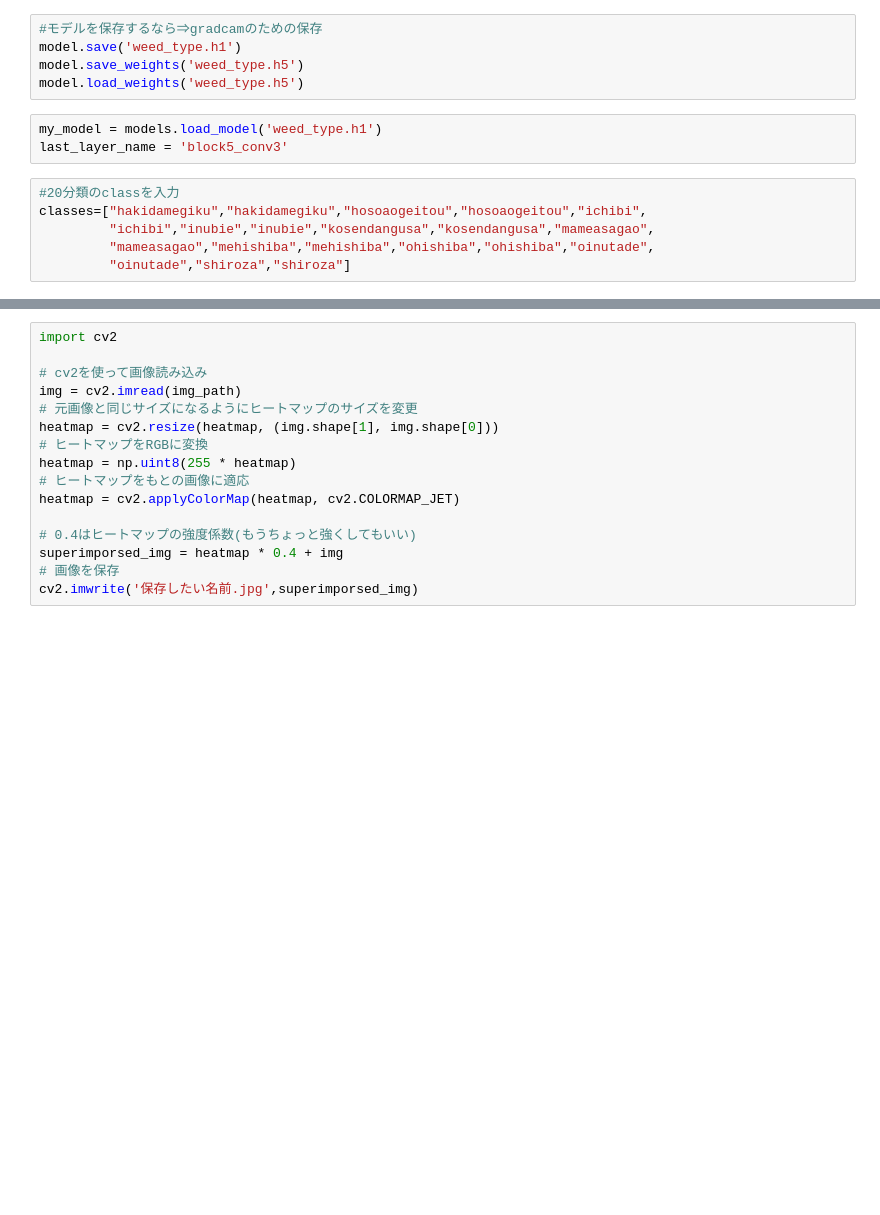
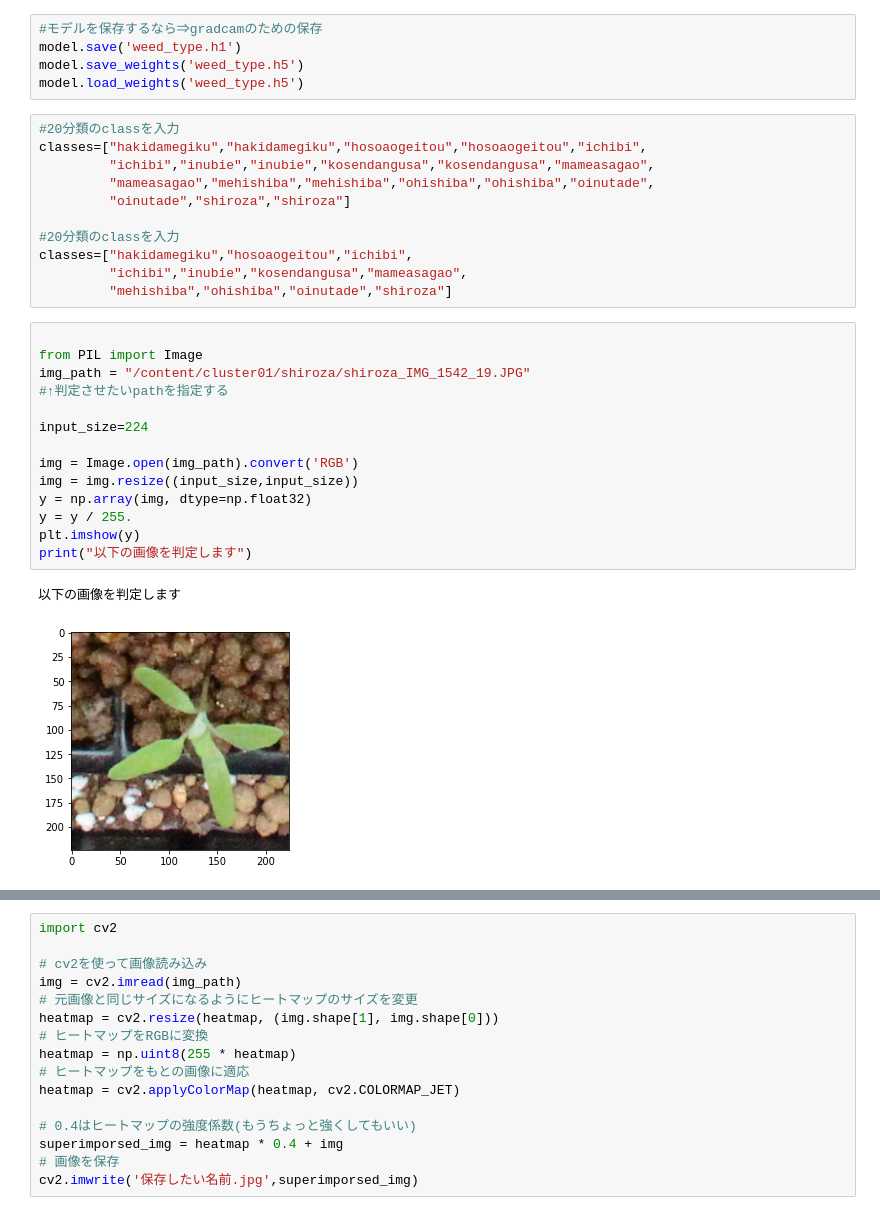
Before and after one commit to kanzaki-coder/deeplearning, a Jupyter notebook: weed_VGG16_fine_tuning.ipynb, the cells around one changed output, grey strips where cells are left out. Cells and saved outputs as stored; diff of their text form; blank space fills up the shorter version.

```diff
--- a/weed_VGG16_fine_tuning.ipynb
+++ b/weed_VGG16_fine_tuning.ipynb
@@ -440,12 +210,31 @@ plt.show()
 model.save('weed_type.h1')
 model.save_weights('weed_type.h5')
 model.load_weights('weed_type.h5')
-# %%
-my_model = models.load_model('weed_type.h1')
-last_layer_name = 'block5_conv3'
 # %%
 #20分類のclassを入力
 classes=["hakidamegiku","hakidamegiku","hosoaogeitou","hosoaogeitou","ichibi",
          "ichibi","inubie","inubie","kosendangusa","kosendangusa","mameasagao",
          "mameasagao","mehishiba","mehishiba","ohishiba","ohishiba","oinutade",
          "oinutade","shiroza","shiroza"]
+
+#20分類のclassを入力
+classes=["hakidamegiku","hosoaogeitou","ichibi",
+         "ichibi","inubie","kosendangusa","mameasagao",
+         "mehishiba","ohishiba","oinutade","shiroza"]
+# %%
+
+from PIL import Image
+img_path = "/content/cluster01/shiroza/shiroza_IMG_1542_19.JPG"
+#↑判定させたいpathを指定する
+
+input_size=224
+
+img = Image.open(img_path).convert('RGB')
+img = img.resize((input_size,input_size))
+y = np.array(img, dtype=np.float32)
+y = y / 255.
+plt.imshow(y)
+print("以下の画像を判定します")
+# %% [output]
+以下の画像を判定します
+[figure, added]
```
Also changed, not shown: parts of 28 cells of this notebook.
